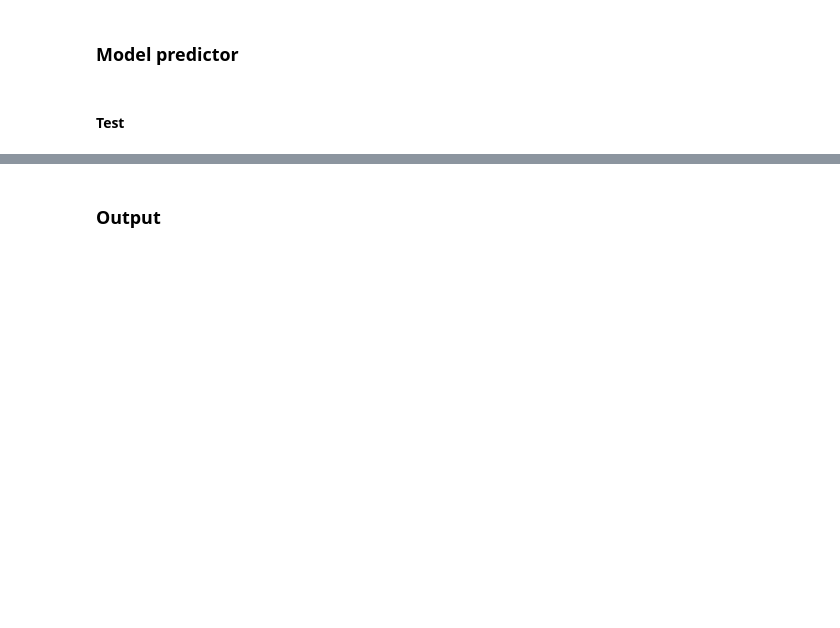
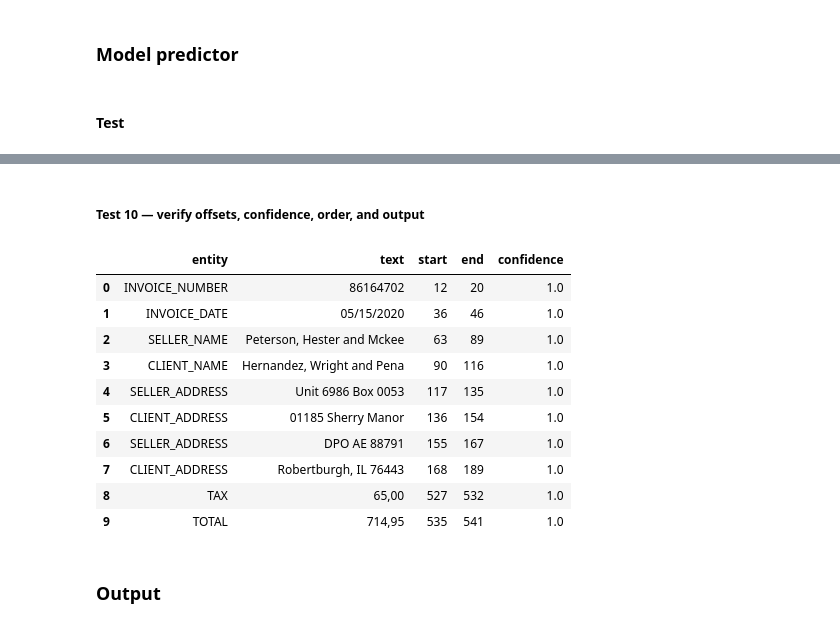
Before and after one commit to vsokoltsov/invoices-ocr, a Jupyter notebook: notebooks/bert.ipynb, the cells around one changed output, grey strips where cells are left out. Drawn from its saved outputs; the diff is of its cells as text; code cells hidden in the pictures; blank space fills up the shorter version.

Commit message:
Add tests for the model prediction class

```diff
--- a/notebooks/bert.ipynb
+++ b/notebooks/bert.ipynb
@@ -6491,3 +7391,46 @@ class DocumentModelPredictor:
+# %% [markdown]
+##### Test 10 — verify offsets, confidence, order, and output
+# %%
+previous_start = -1
+
+for entity in predicted_entities:
+    assert (
+        predictor_test_text[
+            entity.start:entity.end
+        ]
+        == entity.text
+    )
+
+    assert 0.0 <= entity.confidence <= 1.0
+    assert entity.start >= previous_start
+
+    previous_start = entity.start
+
+
+prediction_dataframe = pd.DataFrame([
+    {
+        "entity": entity.entity.value,
+        "text": entity.text,
+        "start": entity.start,
+        "end": entity.end,
+        "confidence": entity.confidence,
+    }
+    for entity in predicted_entities
+])
+
+prediction_dataframe
+# %% [output]
+|  | entity | text | start | end | confidence |
+| 0 | INVOICE_NUMBER | 86164702 | 12 | 20 | 1.0 |
+| 1 | INVOICE_DATE | 05/15/2020 | 36 | 46 | 1.0 |
+| 2 | SELLER_NAME | Peterson, Hester and Mckee | 63 | 89 | 1.0 |
+| 3 | CLIENT_NAME | Hernandez, Wright and Pena | 90 | 116 | 1.0 |
+| 4 | SELLER_ADDRESS | Unit 6986 Box 0053 | 117 | 135 | 1.0 |
+| 5 | CLIENT_ADDRESS | 01185 Sherry Manor | 136 | 154 | 1.0 |
+| 6 | SELLER_ADDRESS | DPO AE 88791 | 155 | 167 | 1.0 |
+| 7 | CLIENT_ADDRESS | Robertburgh, IL 76443 | 168 | 189 | 1.0 |
+| 8 | TAX | 65,00 | 527 | 532 | 1.0 |
+| 9 | TOTAL | 714,95 | 535 | 541 | 1.0 |
 # %% [markdown]
 ### Output
 # %%
```
Also changed, not shown: parts of 29 cells of this notebook.
